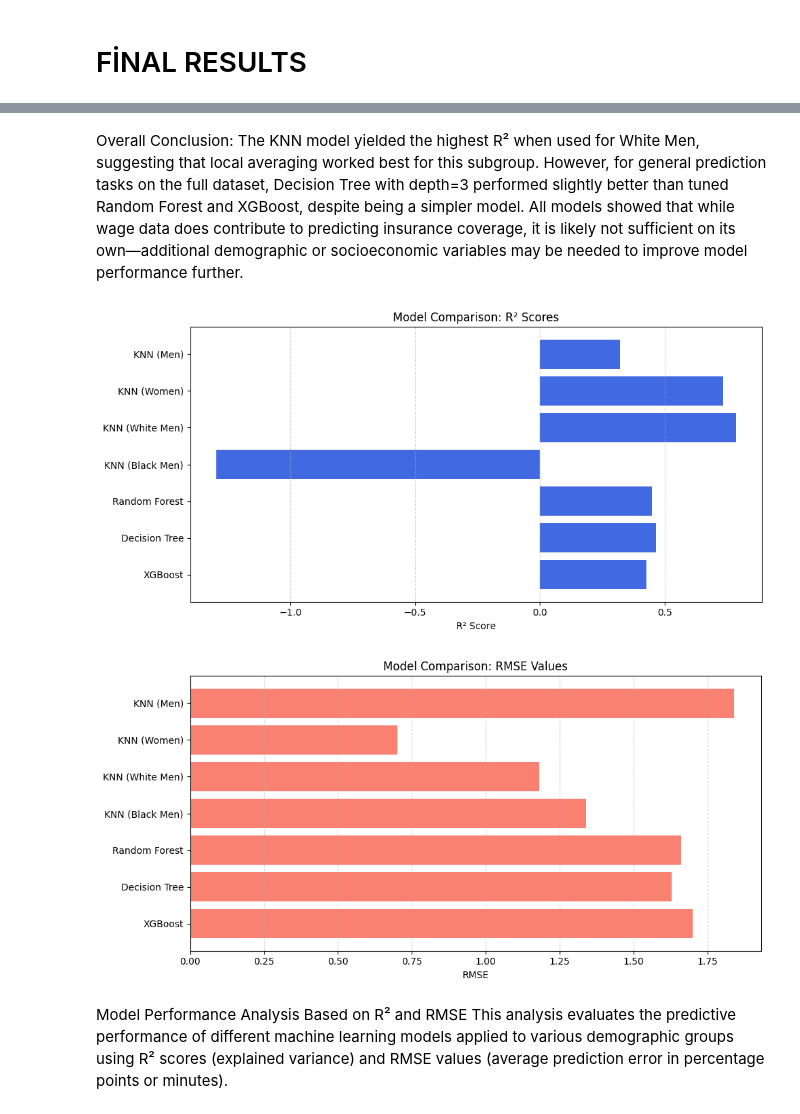
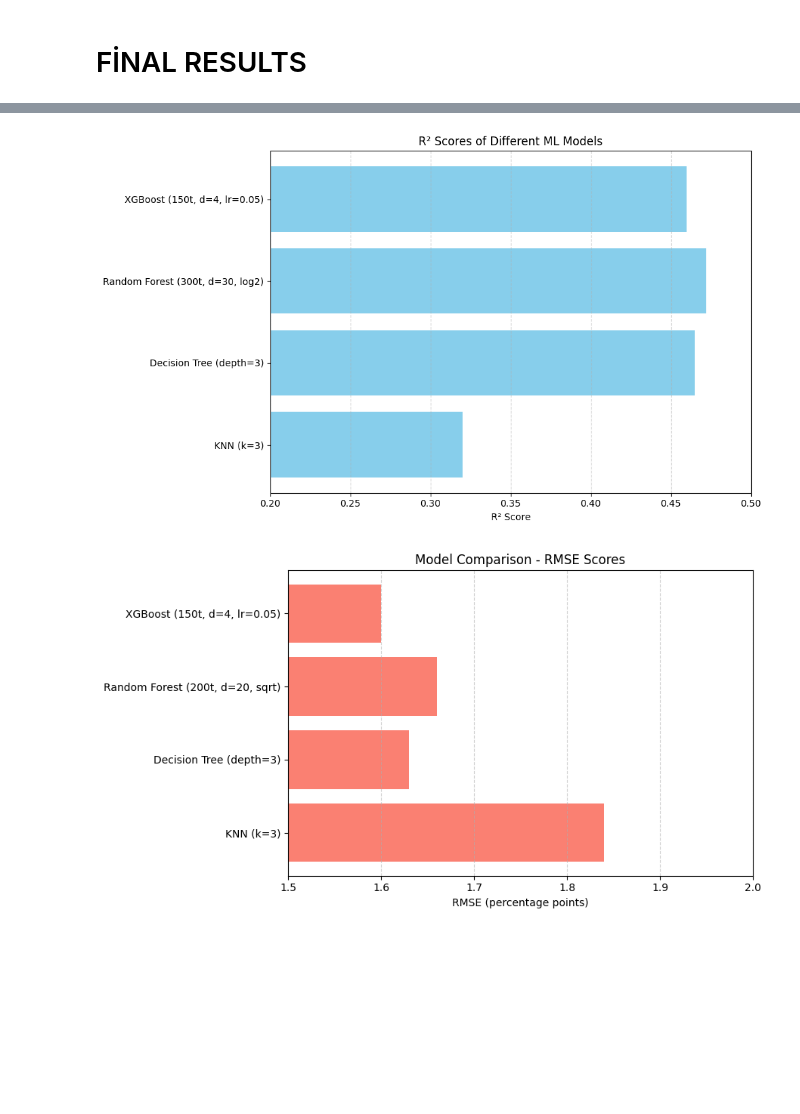
Before and after one commit to esintopaktas/DSA-210, a Jupyter notebook: Wage_Insurance_Hypothesis_Preprocessing_and_Testing.ipynb, the cells around one changed output, grey strips where cells are left out. Saved outputs shown, nothing was run; the diff lists cells and outputs as text; code cells hidden in the pictures; blank space fills up the shorter version.

```diff
--- a/Wage_Insurance_Hypothesis_Preprocessing_and_Testing.ipynb
+++ b/Wage_Insurance_Hypothesis_Preprocessing_and_Testing.ipynb
@@ -1286,41 +960,50 @@ In the final configuration with 150 estimators, max depth of 4, and learning rat
-# %% [markdown]
-Overall Conclusion:
-The KNN model yielded the highest R² when used for White Men, suggesting that local averaging worked best for this subgroup. However, for general prediction tasks on the full dataset, Decision Tree with depth=3 performed slightly better than tuned Random Forest and XGBoost, despite being a simpler model.
-All models showed that while wage data does contribute to predicting insurance coverage, it is likely not sufficient on its own—additional demographic or socioeconomic variables may be needed to improve model performance further.
 # %%
 import matplotlib.pyplot as plt
 
-models = ['KNN (Men)', 'KNN (Women)', 'KNN (White Men)', 'KNN (Black Men)',
-          'Random Forest', 'Decision Tree', 'XGBoost']
-r2_scores = [0.320, 0.734, 0.786, -1.297, 0.450, 0.465, 0.428]
 
-plt.figure(figsize=(10, 5))
-plt.barh(models, r2_scores, color='royalblue')
-plt.xlabel('R² Score')
-plt.title('Model Comparison: R² Scores')
+models = [
+    "KNN (k=3)",
+    "Decision Tree (depth=3)",
+    "Random Forest (300t, d=30, log2)",
+    "XGBoost (150t, d=4, lr=0.05)"
+]
+
+
+r2_scores = [0.32, 0.465, 0.472, 0.460]
+
+
+plt.figure(figsize=(10, 6))
+plt.barh(models, r2_scores, color='skyblue')
+plt.xlabel("R² Score")
+plt.title("R² Scores of Different ML Models")
+plt.xlim(0.2, 0.5)
 plt.grid(axis='x', linestyle='--', alpha=0.6)
 plt.tight_layout()
-plt.gca().invert_yaxis()
 plt.show()
 # %% [output]
-[figure, old version]
+[figure, new version]
 # %%
 import matplotlib.pyplot as plt
 
-models = ['KNN (Men)', 'KNN (Women)', 'KNN (White Men)', 'KNN (Black Men)',
-          'Random Forest', 'Decision Tree', 'XGBoost']
-rmse_values = [1.84, 0.70, 1.18, 1.34, 1.66, 1.63, 1.70]
 
-plt.figure(figsize=(10, 5))
+models = [
+    "KNN (k=3)",
+    "Decision Tree (depth=3)",
+    "Random Forest (200t, d=20, sqrt)",
+    "XGBoost (150t, d=4, lr=0.05)"
+]
+
+
+rmse_values = [1.84, 1.63, 1.66, 1.60]
+
+
+plt.figure(figsize=(9, 5))
 plt.barh(models, rmse_values, color='salmon')
-plt.xlabel('RMSE')
-plt.title('Model Comparison: RMSE Values')
+plt.xlabel("RMSE (percentage points)")
+plt.title("Model Comparison - RMSE Scores")
+plt.xlim(1.5, 2.0)
 plt.grid(axis='x', linestyle='--', alpha=0.6)
 plt.tight_layout()
-plt.gca().invert_yaxis()
 plt.show()
 # %% [output]
-[figure, old version]
+[figure, new version]
-# %% [markdown]
-Model Performance Analysis Based on R² and RMSE
-This analysis evaluates the predictive performance of different machine learning models applied to various demographic groups using R² scores (explained variance) and RMSE values (average prediction error in percentage points or minutes).
```
Also changed, not shown: parts of 37 cells of this notebook.
